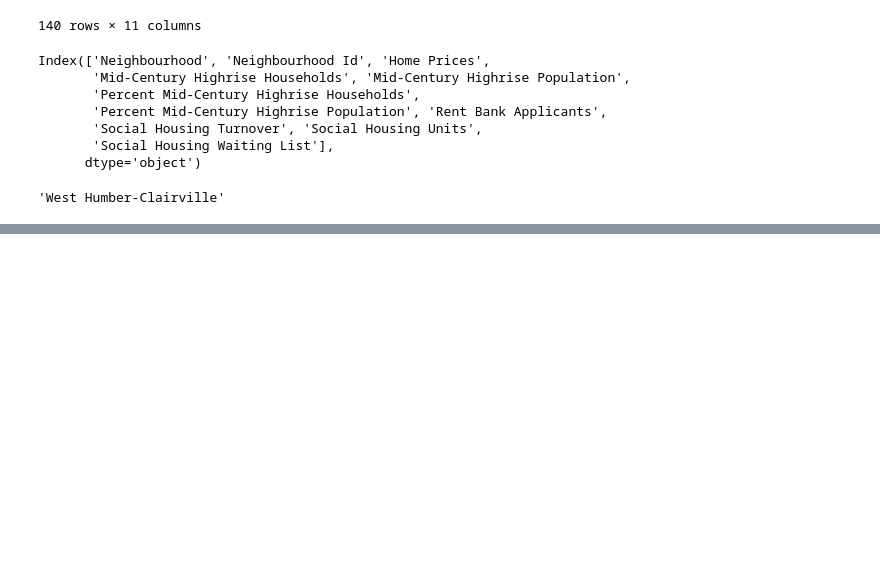
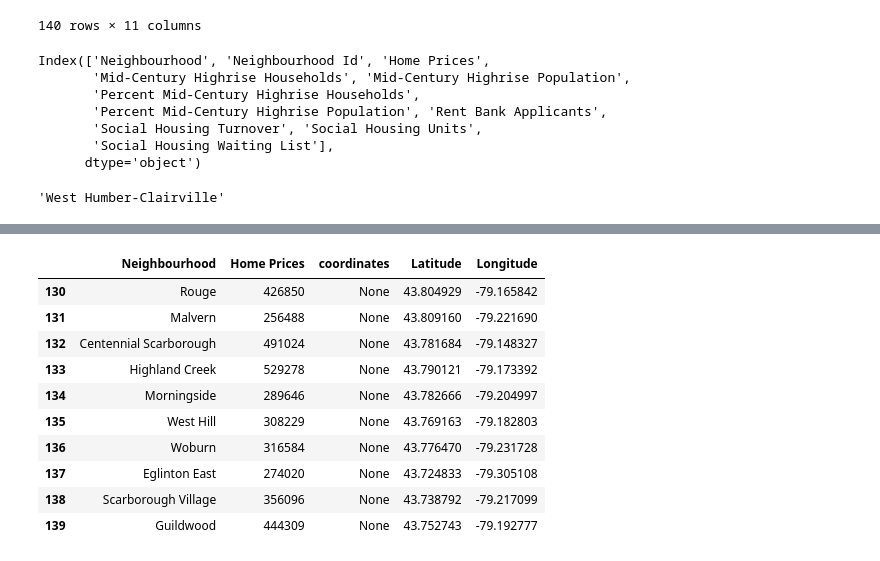
Before and after one commit to Xusen-19/IBM_Data_Science_Capstone_Project, a Jupyter notebook: Capstone_project_notebook.ipynb, the cells around one changed output, grey strips where cells are left out. Saved outputs shown, nothing was run; the diff lists cells and outputs as text; code cells hidden in the pictures; blank space fills up the shorter version.

```diff
--- a/Capstone_project_notebook.ipynb
+++ b/Capstone_project_notebook.ipynb
@@ -117 +127,15 @@ See the caveats in the documentation: https://pandas.pydata.org/pandas-docs/stab
+# %%
+price.tail(10)
+# %% [output]
+|  | Neighbourhood | Home Prices | coordinates | Latitude | Longitude |
+| 130 | Rouge | 426850 | None | 43.804929 | -79.165842 |
+| 131 | Malvern | 256488 | None | 43.809160 | -79.221690 |
+| 132 | Centennial Scarborough | 491024 | None | 43.781684 | -79.148327 |
+| 133 | Highland Creek | 529278 | None | 43.790121 | -79.173392 |
+| 134 | Morningside | 289646 | None | 43.782666 | -79.204997 |
+| 135 | West Hill | 308229 | None | 43.769163 | -79.182803 |
+| 136 | Woburn | 316584 | None | 43.776470 | -79.231728 |
+| 137 | Eglinton East | 274020 | None | 43.724833 | -79.305108 |
+| 138 | Scarborough Village | 356096 | None | 43.738792 | -79.217099 |
+| 139 | Guildwood | 444309 | None | 43.752743 | -79.192777 |
 # %%
```
Also changed, not shown: parts of 28 cells of this notebook.
